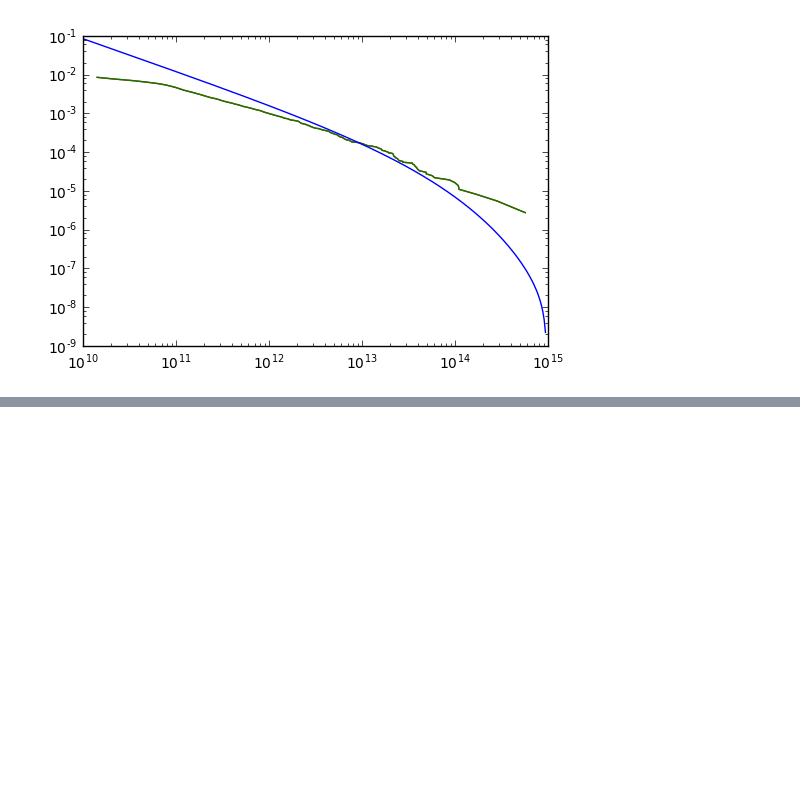
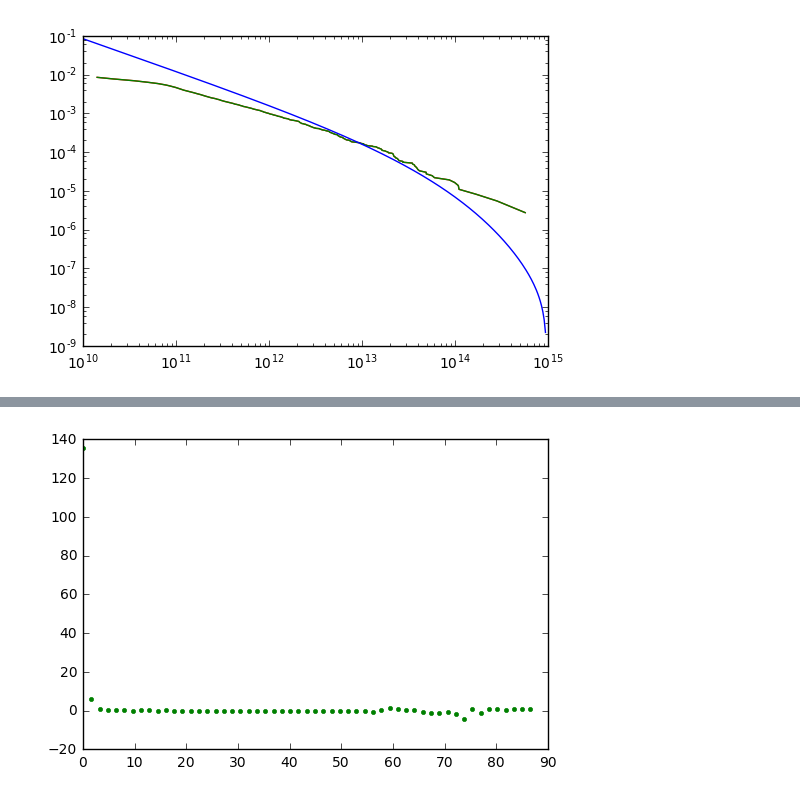
Before and after one commit to olegs22/Simulations, a Jupyter notebook: Yt_vis.ipynb, the cells around one changed output, grey strips where cells are left out. Saved outputs shown, nothing was run; the diff lists cells and outputs as text; code cells hidden in the pictures; blank space fills up the shorter version.

```diff
--- a/Yt_vis.ipynb
+++ b/Yt_vis.ipynb
@@ -183,2 +206,2 @@ n_bin = int(np.sqrt(len(pos_x)))
 # %%
-pos_d, hist_p = corr2.corr2(halos_p, box, n_bin, model = 0)
+hist_p2 = corr2.corr2(halos_p, box, n_bin, model = 0)
@@ -195,0 +208,4 @@ plt.ylabel('correlation')
+# %%
+plt.plot(pos_d, hist_p2,'.g');
+# %% [output]
+[figure, added]
```
Also changed, not shown: parts of 17 cells of this notebook.
